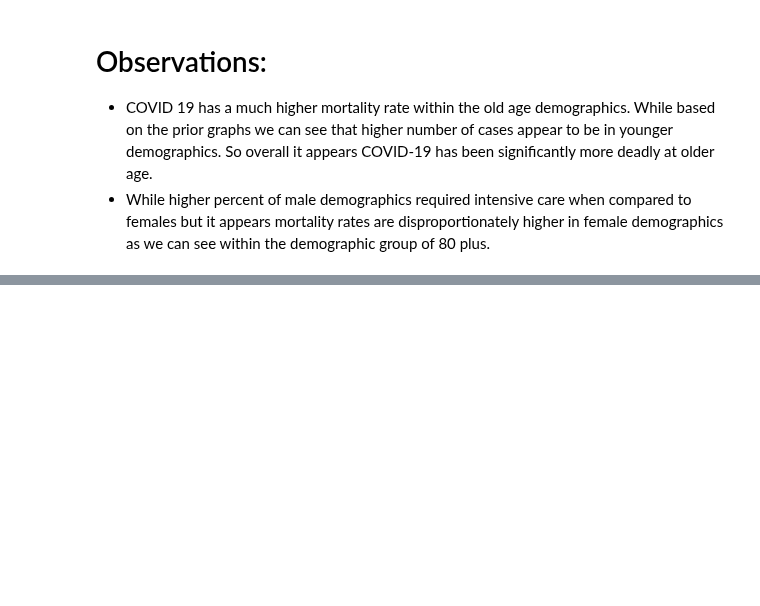
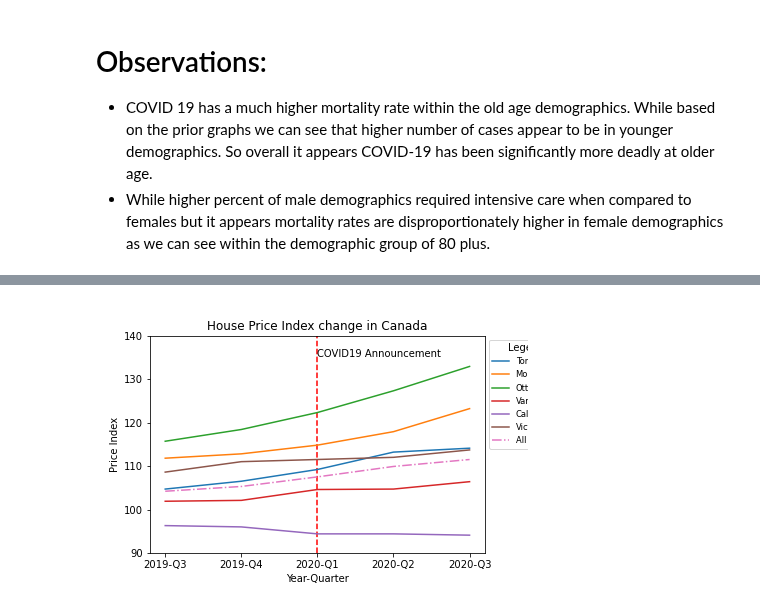
Before and after one commit to chenghaohan/Team_Anti-COVID_Project1, a Jupyter notebook: Final Data Analysis.ipynb, the cells around one changed output, grey strips where cells are left out. Drawn from its saved outputs; the diff is of its cells as text; code cells hidden in the pictures; blank space fills up the shorter version.

```diff
--- a/Final Data Analysis.ipynb
+++ b/Final Data Analysis.ipynb
@@ -131,0 +136,4 @@ Image('Output/Demographic_deaths.png')
+# %%
+Image('Output/Covid19 impact on house PI.png')
+# %% [output]
+[figure, added]
```
Also changed, not shown: parts of 7 cells of this notebook.
